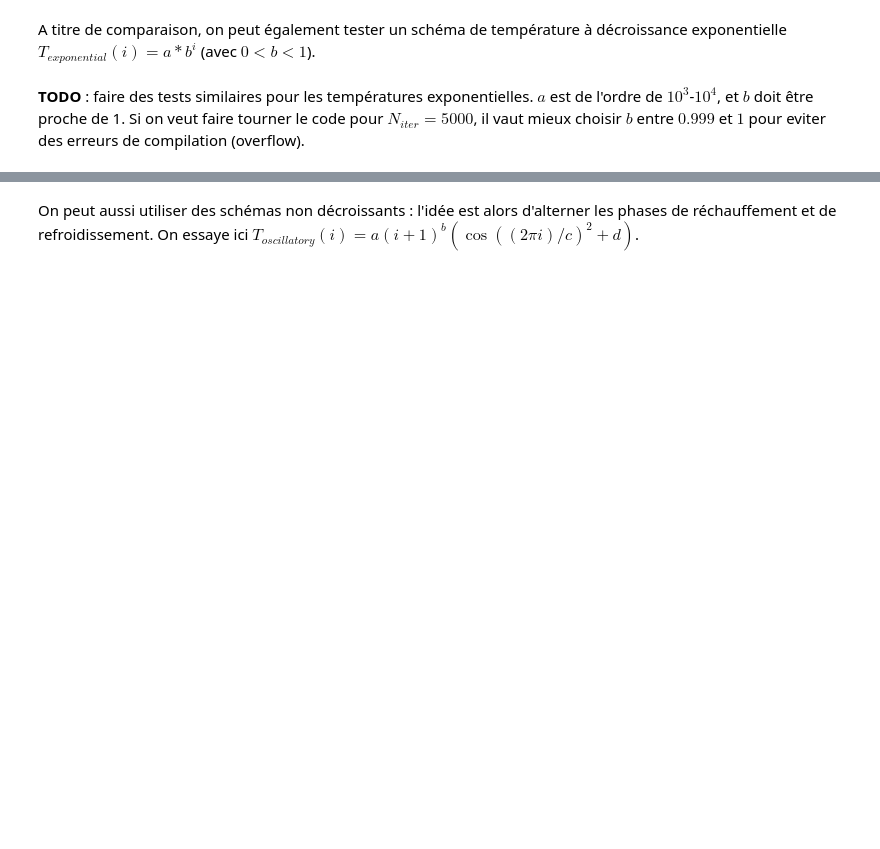
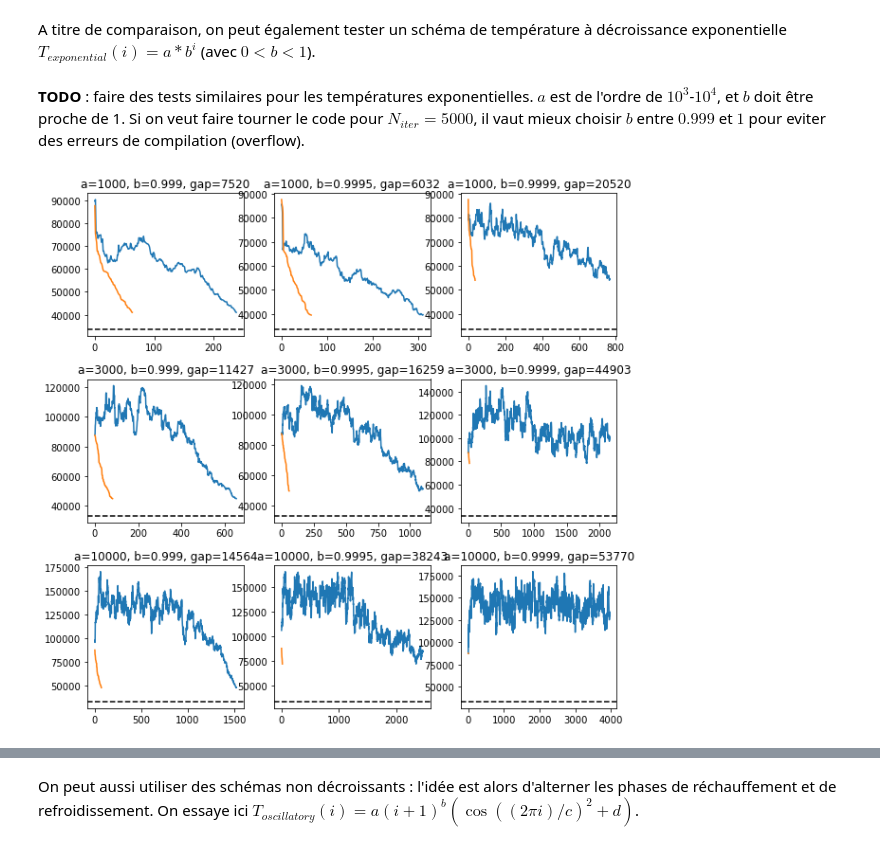
Before and after one commit to Kithtus/Metropolis, a Jupyter notebook: Recruit simulé.ipynb, the cells around one changed output, grey strips where cells are left out. Drawn from its saved outputs; the diff is of its cells as text; code cells hidden in the pictures; blank space fills up the shorter version.

```diff
--- a/Recruit simulé.ipynb
+++ b/Recruit simulé.ipynb
@@ -318,7 +324,8 @@ plt.show()
 A titre de comparaison, on peut également tester un schéma de température à décroissance exponentielle $T_{exponential}(i) = a*b^i$ (avec $0<b<1$).
 # %%
 def T_exponential(a, b):
-    # TODO
+    def T(i):
+        return a*(b**i)
     return T
 # %% [markdown]
 **TODO** : faire des tests similaires pour les températures exponentielles. $a$ est de l'ordre de $10^3$-$10^4$, et $b$ doit être proche de 1. Si on veut faire tourner le code pour $N_{iter} =5000$, il vaut mieux choisir $b$ entre $0.999$ et $1$ pour eviter des erreurs de compilation (overflow).
@@ -326,0 +332,16 @@ def T_exponential(a, b):
+# %%
+plt.figure(figsize=(10,10))
+plt.subplots_adjust(hspace=0.3)
+i = 1
+for a in [1000, 3000, 10000]:
+    for b in [0.999, 0.9995, 0.9999]:
+        T = T_exponential(a, b)
+        tour, best, cseq, bseq = recuit_simule(distances, 5000, initial_tour, proposition, T)
+        gap = V(best, distances) - V(optimal, distances)
+        plt.subplot(3,3,i)
+        plt.title("a={}, b={}, gap={}".format(a,b,round(gap)))
+        plot_recuit(cseq, bseq, best, optimal, legend=False)
+        i += 1
+plt.show()
+# %% [output]
+[figure, added]
```
Also changed, not shown: parts of 16 cells of this notebook.
